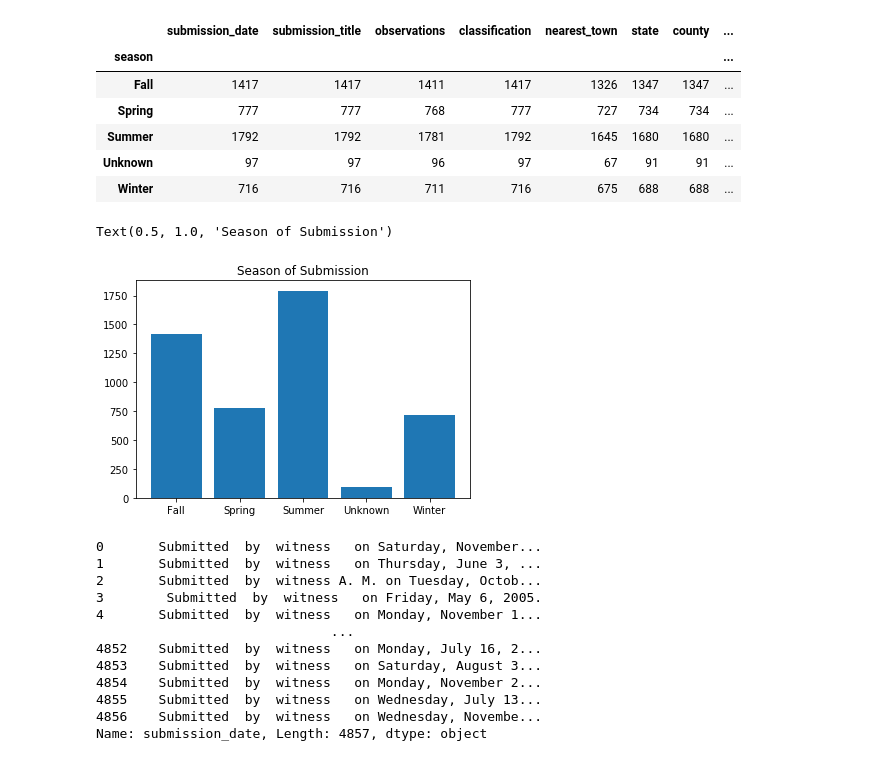
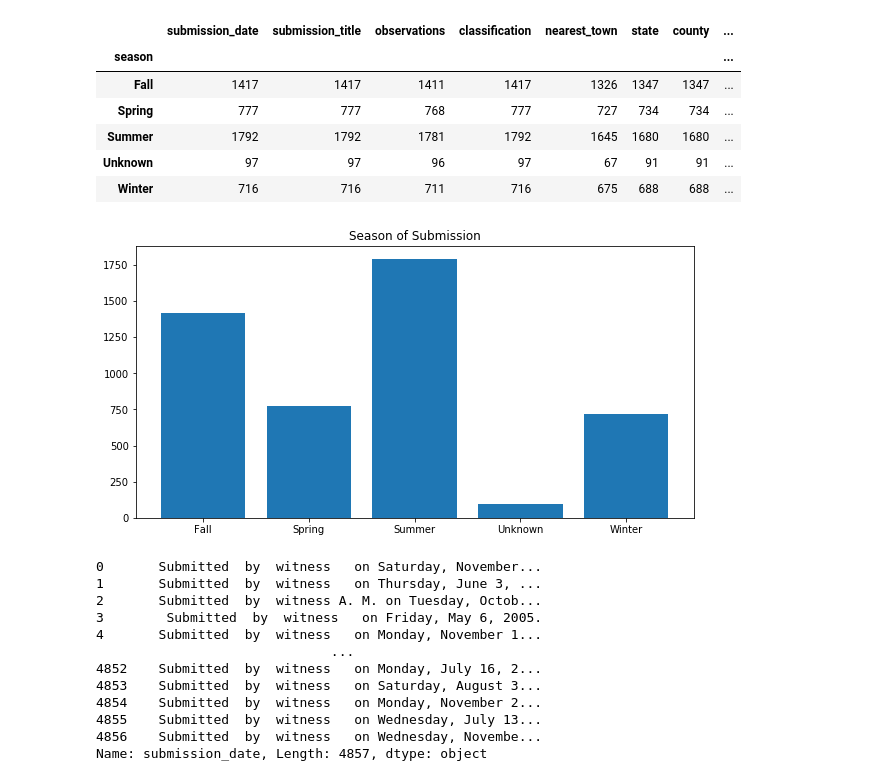
Before and after one commit to ryankirkland/bigfoot_sightings, a Jupyter notebook: ryan_EDA.ipynb, the cells around one changed output. Saved outputs shown, nothing was run; the diff lists cells and outputs as text; code cells hidden in the pictures.

```diff
--- a/ryan_EDA.ipynb
+++ b/ryan_EDA.ipynb
@@ -70,12 +70,12 @@ seasons
 | Unknown | 97 | 97 | 96 | 97 | 67 | 91 | 91 | ... |
 | Winter | 716 | 716 | 711 | 716 | 675 | 688 | 688 | ... |
 # %%
-fig, ax = plt.subplots()
+fig, ax = plt.subplots(figsize=(10,5))
 ax.bar(seasons.index, seasons.submission_date)
 ax.set_title('Season of Submission')
+fig.savefig('img/seasons.png')
 # %% [output]
-Text(0.5, 1.0, 'Season of Submission')
-[figure, old version]
+[figure, new version]
 # %%
 submissions = df['submission_date']
 # %%
```
Also changed, not shown: parts of 15 cells of this notebook.
